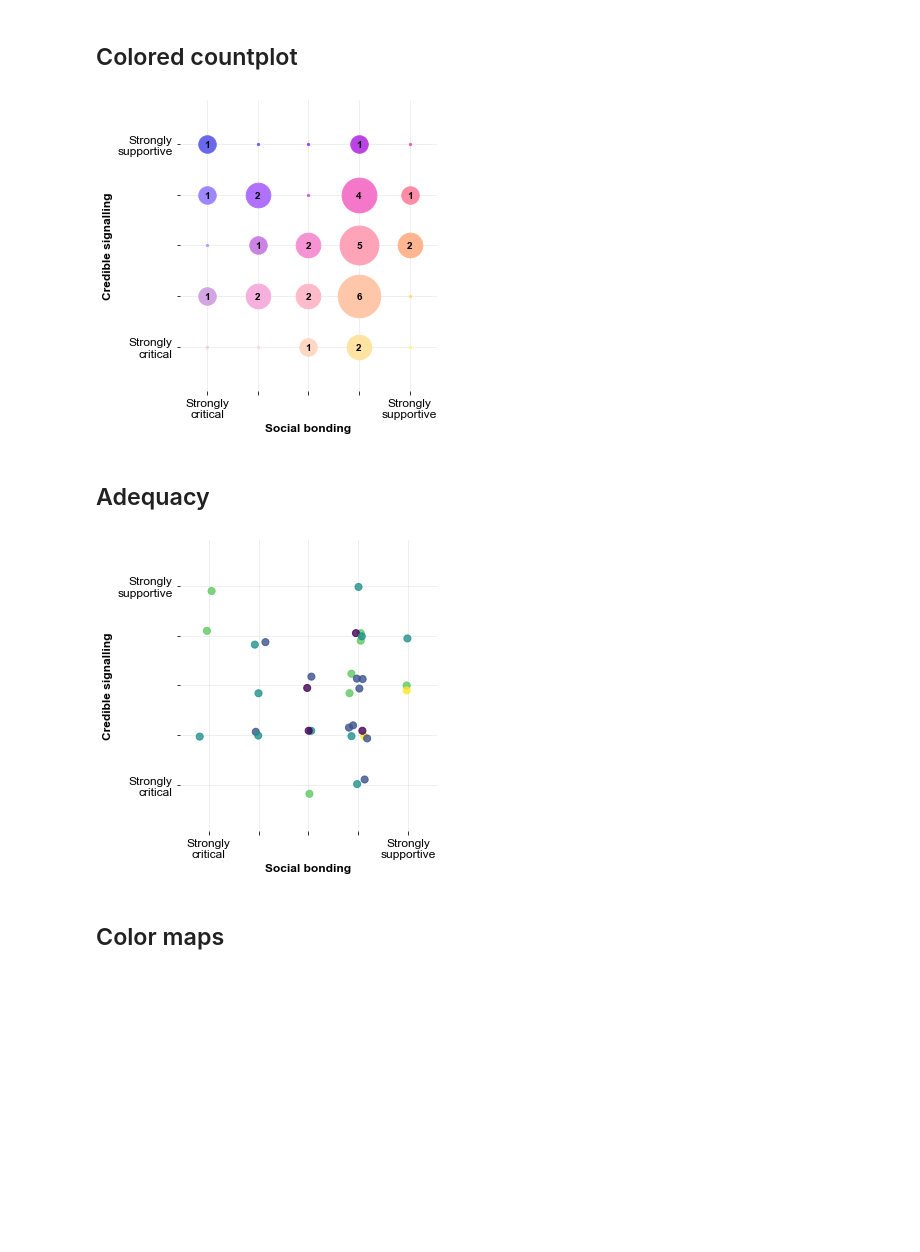
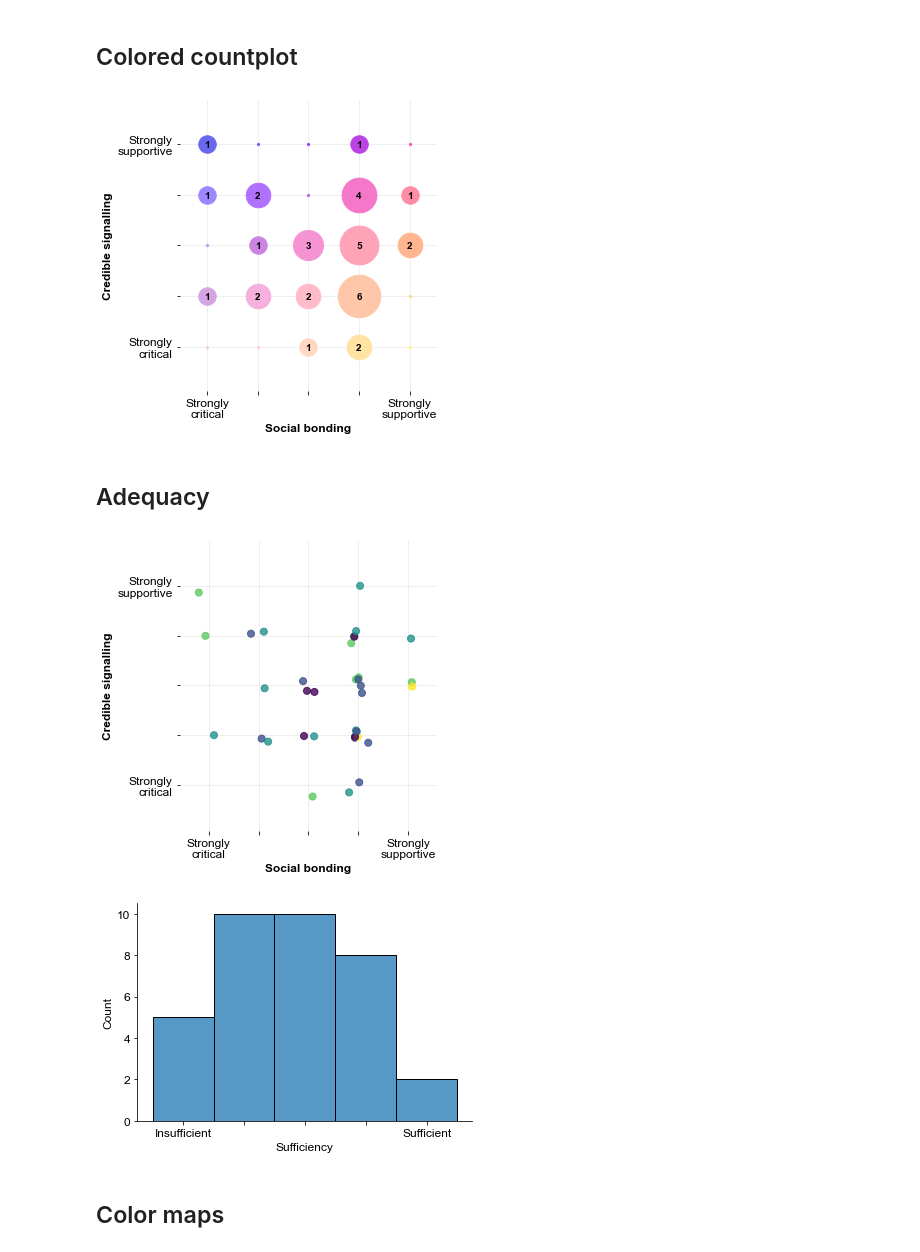
Before and after one commit to bacor/bbs-commentaries, a Jupyter notebook: Quick plot.ipynb, the cells around one changed output. Saved outputs shown, nothing was run; the diff lists cells and outputs as text; code cells hidden in the pictures; blank space fills up the shorter version.

Commit message:
update figures

```diff
--- a/Quick plot.ipynb
+++ b/Quick plot.ipynb
@@ -4,7 +4,7 @@ import pandas as pd
 import numpy as np
 import seaborn as sns
 # %%
-fn = 'data/20211013 BBS Commentaries Poll (Responses) - Form Responses 1.csv'
+fn = 'data/20211015 BBS Commentaries Poll (Responses) - Form Responses 1.csv'
 df = pd.read_csv(fn).iloc[2:, :]
 orig_columns = df.columns
 df.columns = ['timestamp', 'doi', 'social-bonding', 'credible-signalling', 'adequacy', 'email', 'remarks']
@@ -110,7 +110,7 @@ plt.savefig('figures/colored-count-plot.png', dpi=150)
 plt.savefig('figures/count-count-plot.pdf')
 plt.savefig('figures/count-count-plot.svg')
 # %% [output]
-[figure, old version]
+[figure, new version]
 # %% [markdown]
 ## Adequacy
 # %%
@@ -125,7 +125,17 @@ plt.scatter(df['social-bonding'] + jitter[:, 0], df['credible-signalling'] + jit
 ax = plt.gca()
 format_axis(ax)
 # %% [output]
-[figure, old version]
+[figure, new version]
+# %%
+plt.figure(figsize=(6, 4))
+sns.histplot(df['adequacy'], binrange=(-2.5, 2.5), bins=5)
+plt.xticks(range(-2, 3), ['Insufficient', None, None, None, 'Sufficient']);
+plt.xlabel('Sufficiency')
+sns.despine()
+plt.savefig('sufficiency.pdf')
+plt.savefig('sufficiency.png', dpi=150)
+# %% [output]
+[figure, added]
 # %% [markdown]
 ## Color maps
 # %%
```
Also changed, not shown: parts of 2 cells of this notebook, 9 other files.
